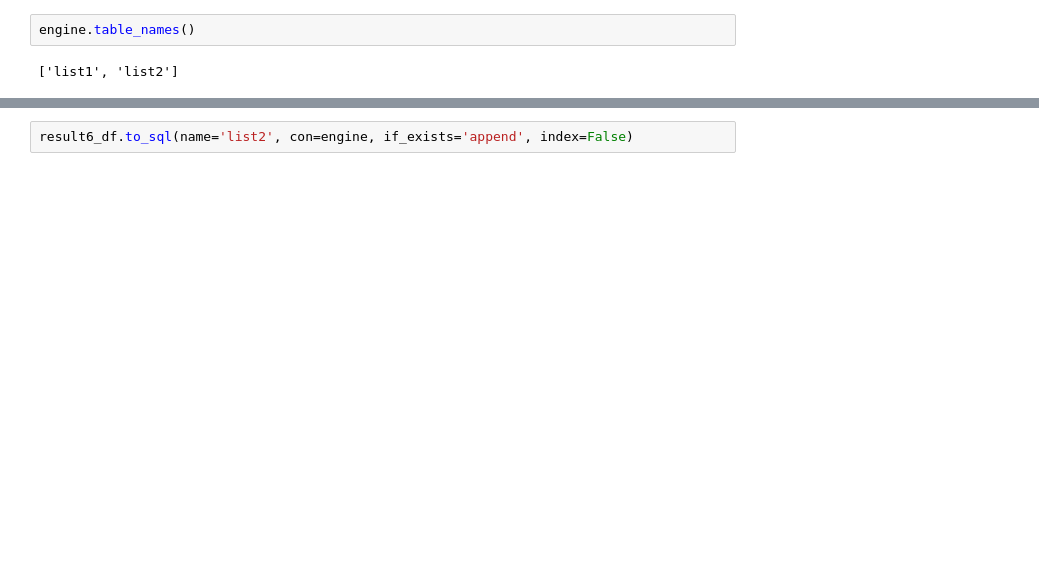
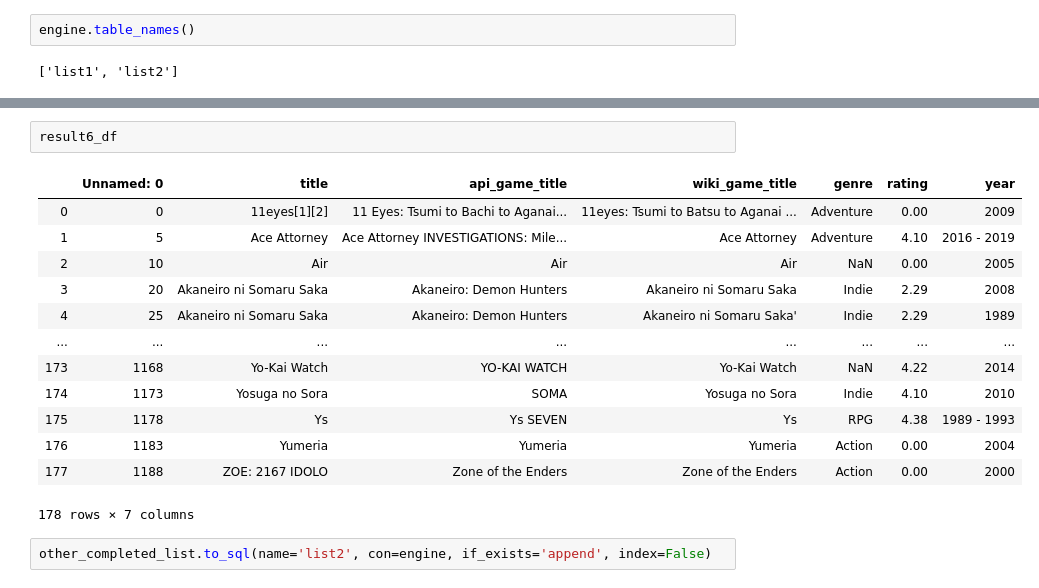
Before and after one commit to pcaudilla/ETL-Project, a Jupyter notebook: anime-etl/anime_list.ipynb, the cells around one changed output, grey strips where cells are left out. Drawn from its saved outputs; the diff is of its cells as text; blank space fills up the shorter version.

```diff
--- a/anime-etl/anime_list.ipynb
+++ b/anime-etl/anime_list.ipynb
@@ -365,3 +361,19 @@ DETAIL:  Key (id)=(1) already exists.
+# %%
+result6_df
+# %% [output]
+|  | Unnamed: 0 | title | api_game_title | wiki_game_title | genre | rating | year |
+| 0 | 0 | 11eyes[1][2] | 11 Eyes: Tsumi to Bachi to Aganai... | 11eyes: Tsumi to Batsu to Aganai ... | Adventure | 0.00 | 2009 |
+| 1 | 5 | Ace Attorney | Ace Attorney INVESTIGATIONS: Mile... | Ace Attorney | Adventure | 4.10 | 2016 - 2019 |
+| 2 | 10 | Air | Air | Air | NaN | 0.00 | 2005 |
+| 3 | 20 | Akaneiro ni Somaru Saka | Akaneiro: Demon Hunters | Akaneiro ni Somaru Saka | Indie | 2.29 | 2008 |
+| 4 | 25 | Akaneiro ni Somaru Saka | Akaneiro: Demon Hunters | Akaneiro ni Somaru Saka' | Indie | 2.29 | 1989 |
+| ... | ... | ... | ... | ... | ... | ... | ... |
+| 173 | 1168 | Yo-Kai Watch | YO-KAI WATCH | Yo-Kai Watch | NaN | 4.22 | 2014 |
+| 174 | 1173 | Yosuga no Sora | SOMA | Yosuga no Sora | Indie | 4.10 | 2010 |
+| 175 | 1178 | Ys | Ys SEVEN | Ys | RPG | 4.38 | 1989 - 1993 |
+| 176 | 1183 | Yumeria | Yumeria | Yumeria | Action | 0.00 | 2004 |
+| 177 | 1188 | ZOE: 2167 IDOLO | Zone of the Enders | Zone of the Enders | Action | 0.00 | 2000 |
+178 rows × 7 columns
 # %%
-result6_df.to_sql(name='list2', con=engine, if_exists='append', index=False)
+other_completed_list.to_sql(name='list2', con=engine, if_exists='append', index=False)
 # %%
```
Also changed, not shown: parts of 9 cells of this notebook, 2 other files.
